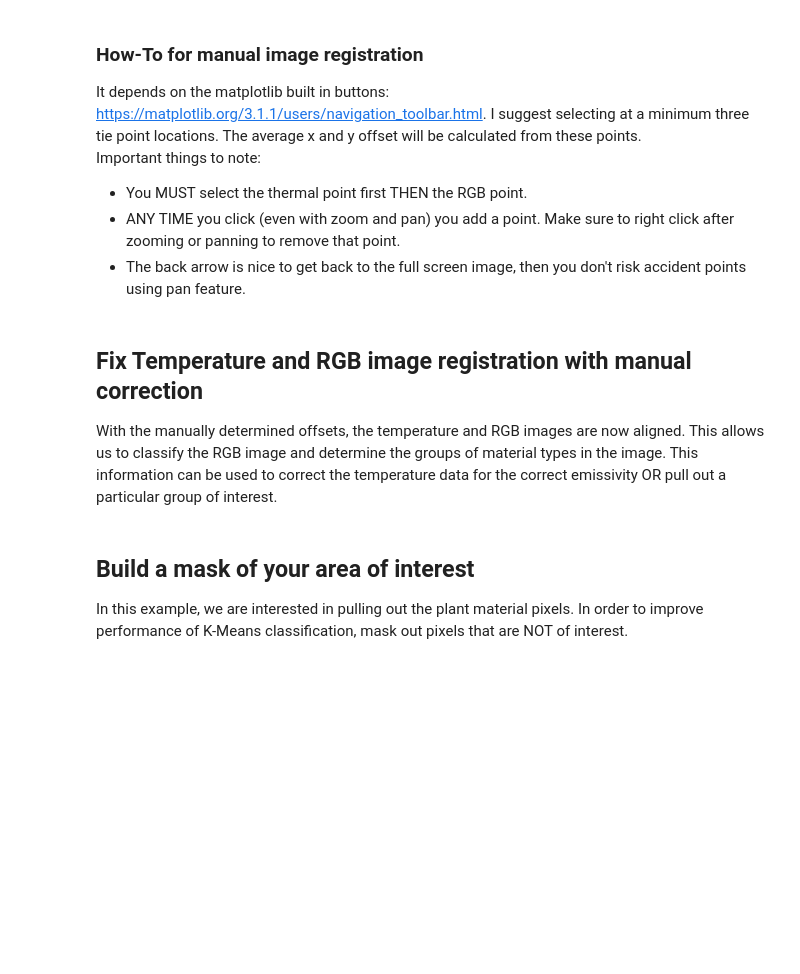
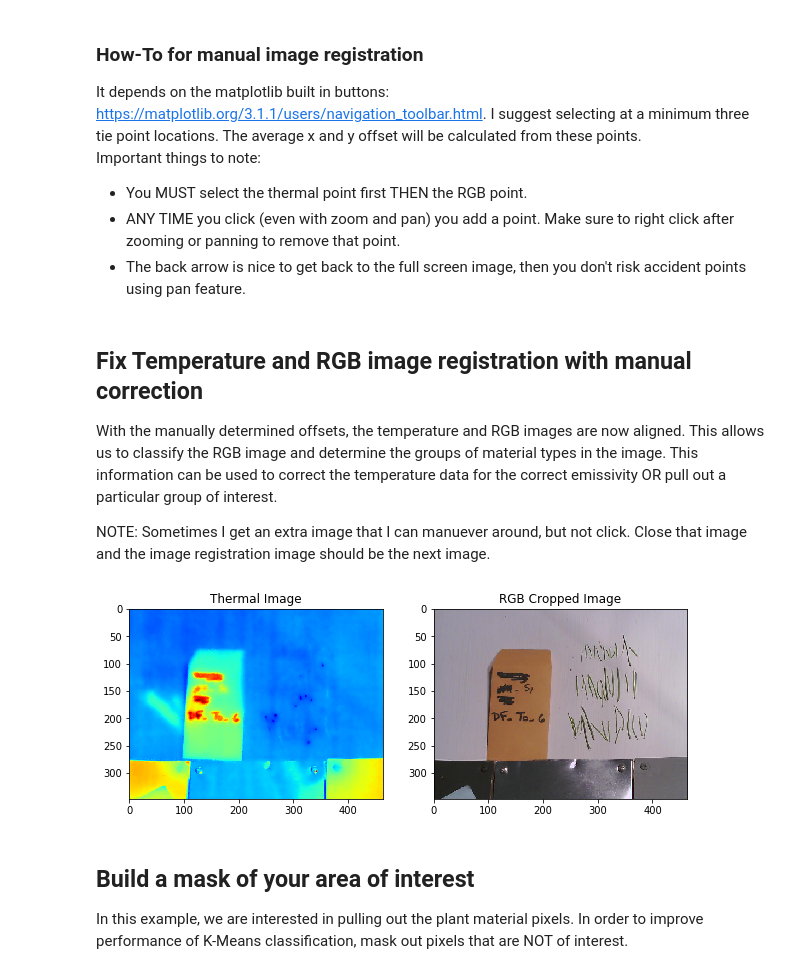
Before and after one commit to GatorSense/FLIR_thermal_tools, a Jupyter notebook: Demo_Notebook.ipynb, the cells around one changed output. Saved outputs shown, nothing was run; the diff lists cells and outputs as text; code cells hidden in the pictures; blank space fills up the shorter version.

```diff
--- a/Demo_Notebook.ipynb
+++ b/Demo_Notebook.ipynb
@@ -19,10 +18,10 @@ import utilities as u
 ## Set Directory Locations
 # %%
 # Set the directory of the FLIR images
-dirLoc = '/home/smeerdink/Code/FLIR_thermal_tools/Test_Images/'
+dirLoc = 'C:/Users/susanmeerdink/Documents/Git/FLIR_thermal_tools/Test_Images/' # Danforth: /home/smeerdink/Code/FLIR_thermal_tools/Test_Images/
 
 # The path to the perl exiftool package may need change depending on where it is installed.
-exiftoolpath = "/usr/local/bin/exiftool.exe"
+exiftoolpath = "C:\\Users\\susanmeerdink\\.utilities\\exiftool.exe"  # Danforth: /usr/local/bin/exiftool.exe
 # %% [markdown]
 ## Load FLIR Image using flirimageextractor
 # %%
@@ -70,9 +77,15 @@ Important things to note:
 # %% [markdown]
 ## Fix Temperature and RGB image registration with manual correction
 With the manually determined offsets, the temperature and RGB images are now aligned. This allows us to classify the RGB image and determine the groups of material types in the image. This information can be used to correct the temperature data for the correct emissivity OR pull out a particular group of interest.
+
+NOTE: Sometimes I get an extra image that I can manuever around, but not click. Close that image and the image registration image should be the next image.
 # %%
+matplotlib.use('agg')  # Change backend back to default non-gui backend
+
 offset = [-155, -70]  # This is the manual offset I got when running the demo images.
 rgb_lowres, rgb_crop = u.extract_coarse_image(flir, offset=offset, plot=1)
+# %% [output]
+[figure, added]
 # %% [markdown]
 ##  Build a mask of your area of interest
 In this example, we are interested in pulling out the plant material pixels. In order to improve performance of K-Means classification, mask out pixels that are NOT of interest.
```
Also changed, not shown: parts of 12 cells of this notebook, 1 other file.
